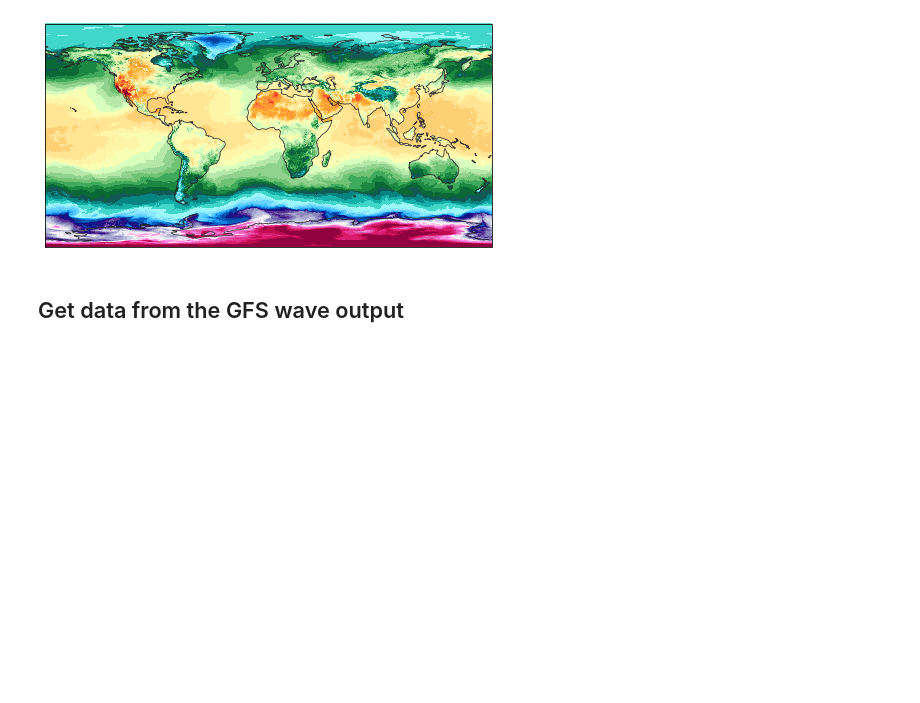
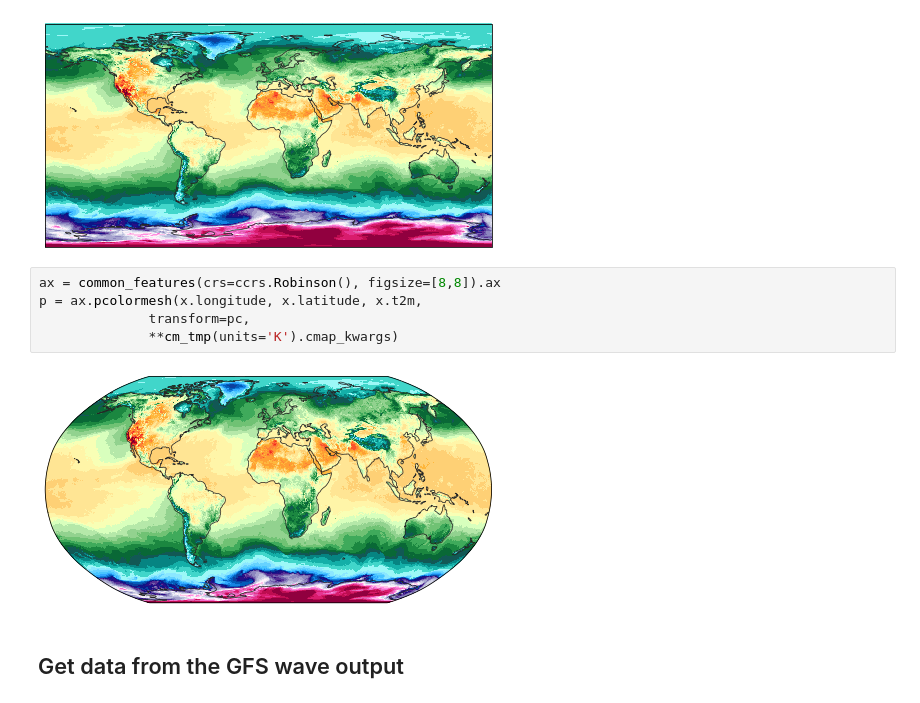
Before and after one commit to amotl/herbie-without-docs, a Jupyter notebook: docs/user_guide/notebooks/data_gfs.ipynb, the cells around one changed output. Drawn from its saved outputs; the diff is of its cells as text; blank space fills up the shorter version.

```diff
--- a/docs/user_guide/notebooks/data_gfs.ipynb
+++ b/docs/user_guide/notebooks/data_gfs.ipynb
@@ -71,6 +71,13 @@ p = ax.pcolormesh(x.longitude, x.latitude, x.t2m,
               **cm_tmp(units='K').cmap_kwargs)
 # %% [output]
 [figure]
+# %%
+ax = common_features(crs=ccrs.Robinson(), figsize=[8,8]).ax
+p = ax.pcolormesh(x.longitude, x.latitude, x.t2m,
+              transform=pc,
+              **cm_tmp(units='K').cmap_kwargs)
+# %% [output]
+[figure, added]
 # %% [markdown]
 ## Get data from the GFS wave output
 # %%
```
Also changed, not shown: parts of 2 cells of this notebook, 2 other files.
